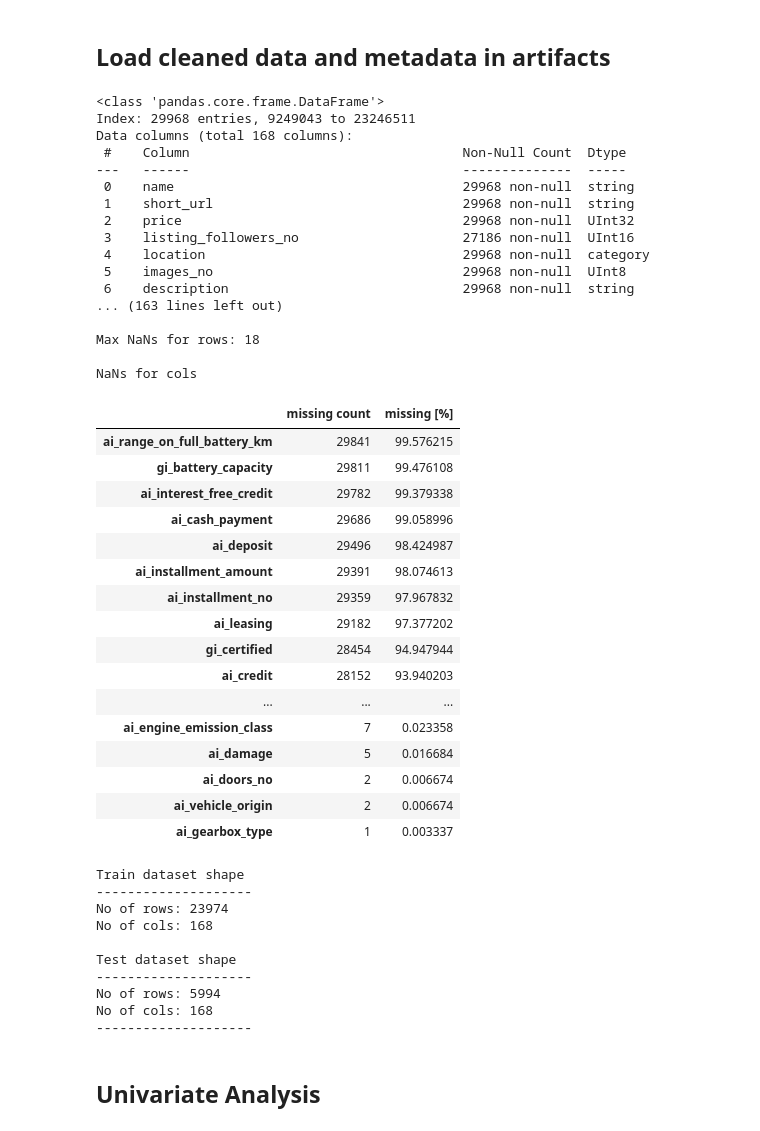
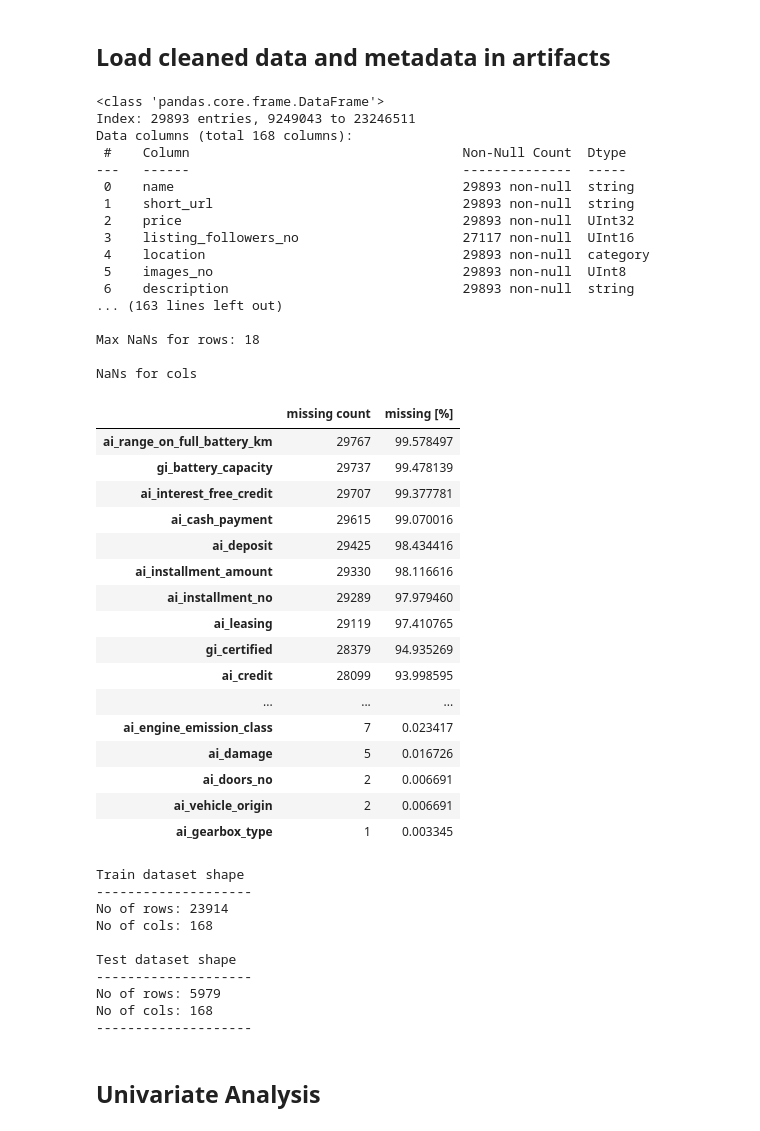
Before and after one commit to aleksa-radojicic/second_hand_car_price_prediction, a Jupyter notebook: notebooks/2_UnivariateAnalysis.ipynb, the cells around one changed output. Drawn from its saved outputs; the diff is of its cells as text; code cells hidden in the pictures.

```diff
--- a/notebooks/2_UnivariateAnalysis.ipynb
+++ b/notebooks/2_UnivariateAnalysis.ipynb
@@ -28,55 +21,55 @@ def load_dataset_and_metadata() -> tuple[Dataset, Metadata]:
 # %%
-df, metadata = load_dataset_and_metadata()
+df, metadata = nb_utils.load_artifacts(PREVIOUS_STAGE)
 
 df.info(memory_usage="deep", max_cols=200)
 print()
 
 max_nans_for_rows = df.isna().sum(axis=1).max()
 print(f"Max NaNs for rows: {max_nans_for_rows}")
 print()
 
 pd.options.display.max_rows = None
 
 print("NaNs for cols")
 nans_for_cols = nb_utils.get_nas(df)
 display(nans_for_cols[nans_for_cols > 0])
 
 pd.reset_option("display.max_rows", 0)
 # %% [output]
 <class 'pandas.core.frame.DataFrame'>
-Index: 29968 entries, 9249043 to 23246511
+Index: 29893 entries, 9249043 to 23246511
 Data columns (total 168 columns):
  #    Column                                   Non-Null Count  Dtype
 ---   ------                                   --------------  -----
- 0    name                                     29968 non-null  string
- 1    short_url                                29968 non-null  string
- 2    price                                    29968 non-null  UInt32
- 3    listing_followers_no                     27186 non-null  UInt16
- 4    location                                 29968 non-null  category
- 5    images_no                                29968 non-null  UInt8
- 6    description                              29968 non-null  string
+ 0    name                                     29893 non-null  string
+ 1    short_url                                29893 non-null  string
+ 2    price                                    29893 non-null  UInt32
+ 3    listing_followers_no                     27117 non-null  UInt16
+ 4    location                                 29893 non-null  category
+ 5    images_no                                29893 non-null  UInt8
+ 6    description                              29893 non-null  string
 ... (163 lines left out)
 
 Max NaNs for rows: 18
 
 NaNs for cols
 |  | missing count | missing [%] |
-| ai_range_on_full_battery_km | 29841 | 99.576215 |
-| gi_battery_capacity | 29811 | 99.476108 |
-| ai_interest_free_credit | 29782 | 99.379338 |
-| ai_cash_payment | 29686 | 99.058996 |
-| ai_deposit | 29496 | 98.424987 |
-| ai_installment_amount | 29391 | 98.074613 |
-| ai_installment_no | 29359 | 97.967832 |
-| ai_leasing | 29182 | 97.377202 |
-| gi_certified | 28454 | 94.947944 |
-| ai_credit | 28152 | 93.940203 |
+| ai_range_on_full_battery_km | 29767 | 99.578497 |
+| gi_battery_capacity | 29737 | 99.478139 |
+| ai_interest_free_credit | 29707 | 99.377781 |
+| ai_cash_payment | 29615 | 99.070016 |
+| ai_deposit | 29425 | 98.434416 |
+| ai_installment_amount | 29330 | 98.116616 |
+| ai_installment_no | 29289 | 97.979460 |
+| ai_leasing | 29119 | 97.410765 |
+| gi_certified | 28379 | 94.935269 |
+| ai_credit | 28099 | 93.998595 |
 | ... | ... | ... |
-| ai_engine_emission_class | 7 | 0.023358 |
-| ai_damage | 5 | 0.016684 |
-| ai_doors_no | 2 | 0.006674 |
-| ai_vehicle_origin | 2 | 0.006674 |
-| ai_gearbox_type | 1 | 0.003337 |
+| ai_engine_emission_class | 7 | 0.023417 |
+| ai_damage | 5 | 0.016726 |
+| ai_doors_no | 2 | 0.006691 |
+| ai_vehicle_origin | 2 | 0.006691 |
+| ai_gearbox_type | 1 | 0.003345 |
 # %%
 def train_test_split_nb(df: Dataset) -> tuple[Dataset, Dataset]:
     df_train, df_test = train_test_split(
@@ -109,12 +102,12 @@ print(20 * "-")
 # %% [output]
 Train dataset shape
 --------------------
-No of rows: 23974
+No of rows: 23914
 No of cols: 168
 
 Test dataset shape
 --------------------
-No of rows: 5994
+No of rows: 5979
 No of cols: 168
 --------------------
 # %% [markdown]
```
Also changed, not shown: parts of 10 cells of this notebook, 15 other files.
